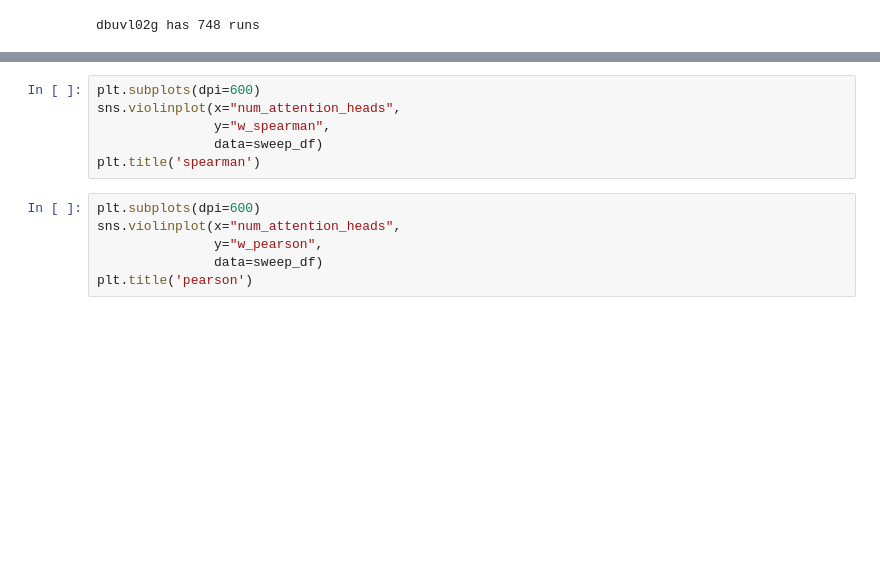
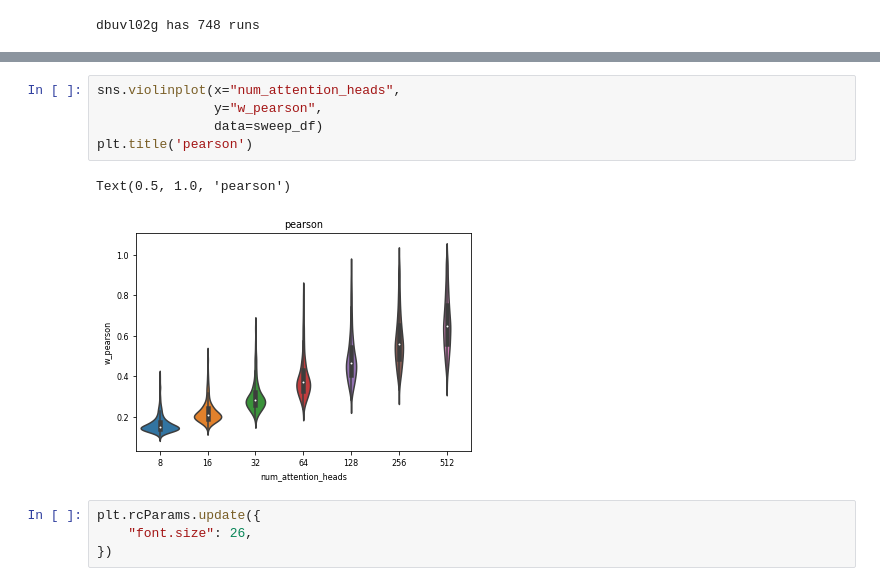
Before and after one commit to songlab-cal/factored-attention, a Jupyter notebook: weight_correlations.ipynb, the cells around one changed output, grey strips where cells are left out. Drawn from its saved outputs; the diff is of its cells as text; blank space fills up the shorter version.

```diff
--- a/weight_correlations.ipynb
+++ b/weight_correlations.ipynb
@@ -282,15 +153,15 @@ sweep_df
 # %%
-plt.subplots(dpi=600)
 sns.violinplot(x="num_attention_heads",
-               y="w_spearman",
+               y="w_pearson",
                data=sweep_df)
-plt.title('spearman')
+plt.title('pearson')
+# %% [output]
+Text(0.5, 1.0, 'pearson')
+[figure, added]
-# %%
-plt.subplots(dpi=600)
-sns.violinplot(x="num_attention_heads",
-               y="w_pearson",
-               data=sweep_df)
-plt.title('pearson')
+# %%
+plt.rcParams.update({
+    "font.size": 26,
+})
 # %%
 # fig, ax = plt.subplots(figsize=(7., 3.5), dpi=600, ncols=3, sharey=True)
 
```
Also changed, not shown: parts of 30 cells of this notebook, 7 other files.
